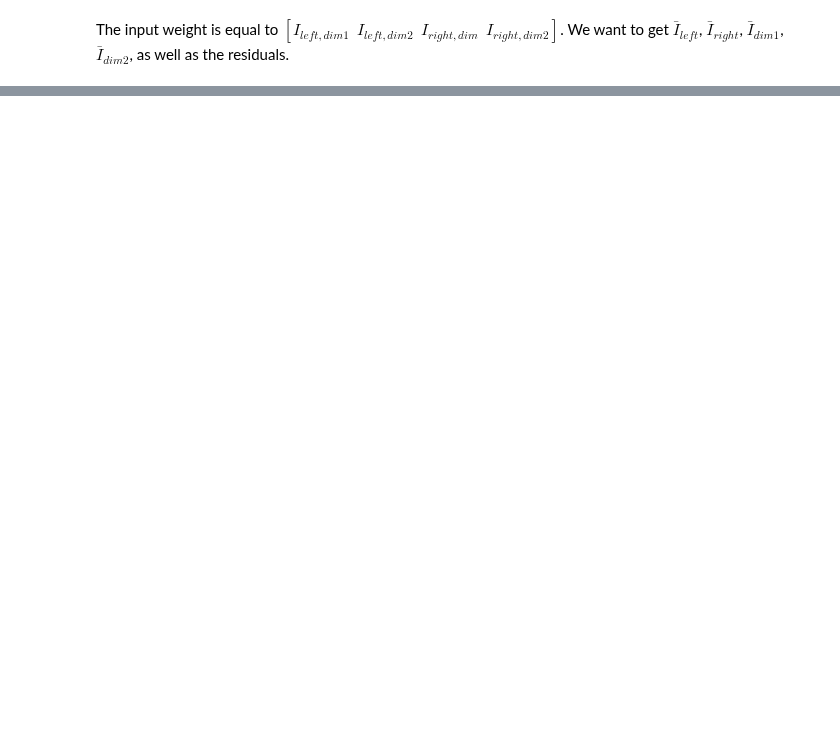
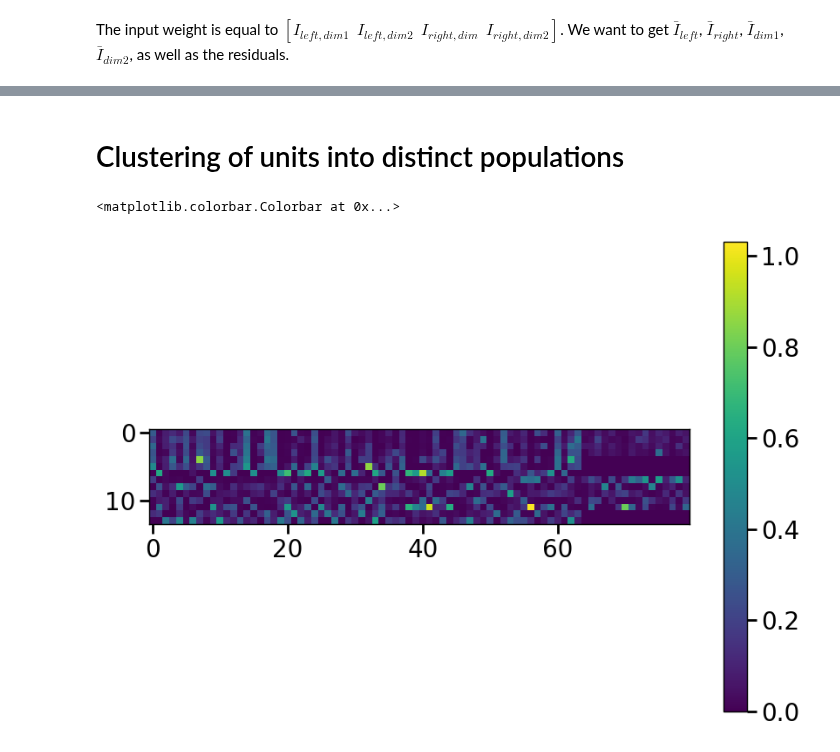
Before and after one commit to slenderham/what-where-task-analysis, a Jupyter notebook: rnn/network_analysis.ipynb, the cells around one changed output, grey strips where cells are left out. Drawn from its saved outputs; the diff is of its cells as text; code cells hidden in the pictures; blank space fills up the shorter version.

```diff
--- a/rnn/network_analysis.ipynb
+++ b/rnn/network_analysis.ipynb
@@ -251,4 +269,32 @@ all_model_outputs_effective = np.stack([
 # %%
+'''decompose the input weights'''
+
+all_model_input_weights_raw = []
+
+for mdl in all_models:
+    all_model_input_weights_raw.append(mdl.rnn.x2h['stimulus'].effective_weight().detach())
+
+all_model_input_weights_raw = torch.stack(all_model_input_weights_raw, dim=0).reshape(-1, args['hidden_size'], 4) # (num_models, hidden_size, 4)
+
+# for the average stim representation, and the difference between the two locations
+all_model_inputs_effective = all_model_input_weights_raw @ np.array([[1,-1,1,-1],
+                                                                     [1,0,-1,0],
+                                                                     [0,1,0,-1]]).T[None]
+
+'''decompose the output weights'''
+
+all_model_output_weights_raw = []
+
+for mdl in all_models:
+    all_model_output_weights_raw.append(mdl.h2o['action'].effective_weight().detach())
+
+all_model_output_weights_raw = torch.stack(all_model_output_weights_raw, dim=0).reshape(-1, 3, args['hidden_size']).permute(0,2,1) # (num_models, hidden_size, 4)
+all_model_outputs_effective = (all_model_output_weights_raw[:,:,1]-all_model_output_weights_raw[:,:,0])[...,None]
+
+# all_model_outputs_effective = np.stack([
+#     (all_model_output_weights_raw[:,:,1]-all_model_output_weights_raw[:,:,0]),
+#     (all_model_output_weights_raw[:,:,2])], axis=-1)
+
 '''decompose the action feedback weights'''
 
 all_model_action_feedback_weights = []
@@ -272,4 +318,11 @@ all_model_fixation_weights = []
 for mdl in all_models:
     all_model_fixation_weights.append(mdl.rnn.x2h['fixation'].effective_weight().detach())
 all_model_fixation_weights = torch.stack(all_model_fixation_weights, dim=0) # (num_models, hidden_size, 1)
+
+'''decompose the block type weights'''
+all_model_block_type_weights = []
+for mdl in all_models:
+    all_model_block_type_weights.append(mdl.h2o['block_type'].effective_weight().detach().T)
+all_model_block_type_weights = torch.stack(all_model_block_type_weights, dim=0) # (num_models, hidden_size, 2)
+all_model_block_type_weights_effective = (all_model_block_type_weights[:,:,1]-all_model_block_type_weights[:,:,0])[...,None]
 # %%
@@ -288,0 +346,15 @@ plt.colorbar()
+# %% [markdown]
+# Clustering of units into distinct populations
+# %%
+all_model_weights = np.concatenate([all_model_input_weights_raw,
+                                    all_model_output_weights_raw,
+                                    all_model_action_feedback_weights,
+                                    all_model_reward_weights,
+                                    all_model_fixation_weights,
+                                    all_model_block_type_weights], axis=-1)
+
+plt.imshow(all_model_weights[0].T)
+plt.colorbar()
+# %% [output]
+<matplotlib.colorbar.Colorbar at 0x...>
+[figure, added]
```
Also changed, not shown: parts of 22 cells of this notebook, 4 other files.
